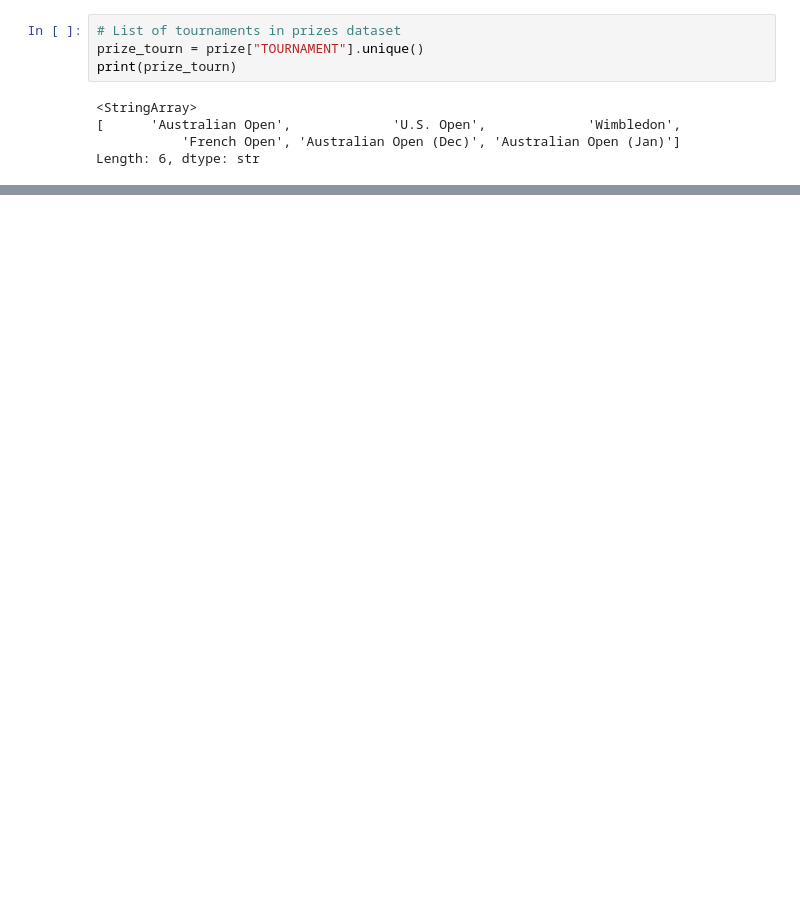
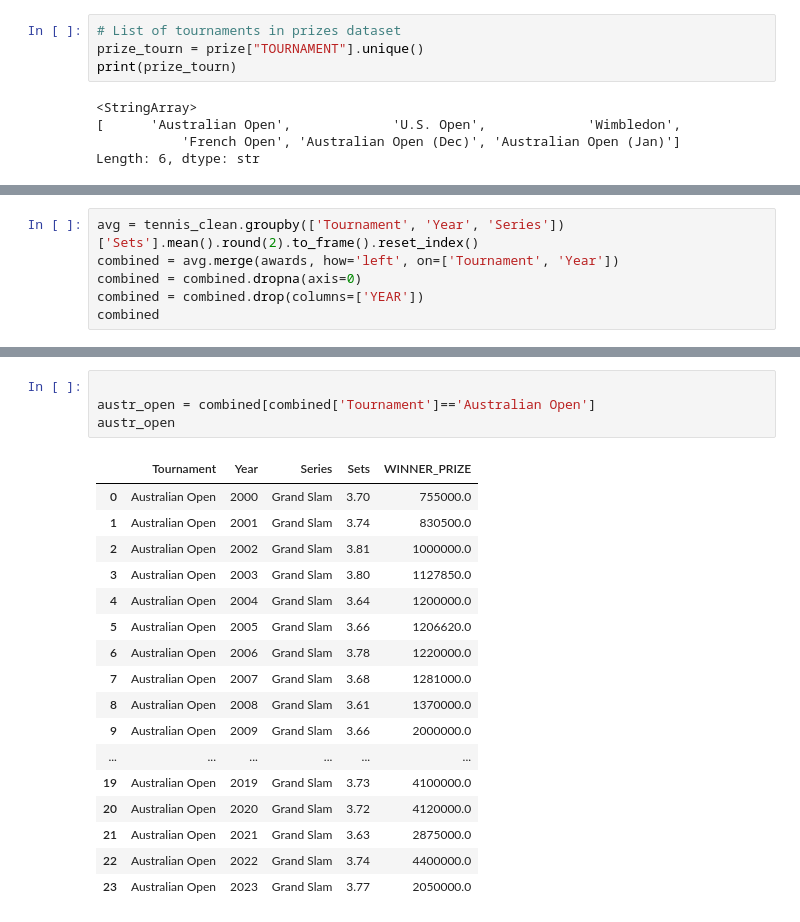
Before and after one commit to DeanDro/StartupMix, a Jupyter notebook: assignment.ipynb, the cells around one changed output, grey strips where cells are left out. Cells and saved outputs as stored; diff of their text form; blank space fills up the shorter version.

```diff
--- a/assignment.ipynb
+++ b/assignment.ipynb
@@ -52,0 +65,6 @@ tennis.head()
+# %%
+avg = tennis_clean.groupby(['Tournament', 'Year', 'Series'])['Sets'].mean().round(2).to_frame().reset_index()
+combined = avg.merge(awards, how='left', on=['Tournament', 'Year'])
+combined = combined.dropna(axis=0)
+combined = combined.drop(columns=['YEAR'])
+combined
@@ -52,0 +85,22 @@ tennis.head()
+# %%
+
+austr_open = combined[combined['Tournament']=='Australian Open']
+austr_open
+# %% [output]
+|  | Tournament | Year | Series | Sets | WINNER_PRIZE |
+| 0 | Australian Open | 2000 | Grand Slam | 3.70 | 755000.0 |
+| 1 | Australian Open | 2001 | Grand Slam | 3.74 | 830500.0 |
+| 2 | Australian Open | 2002 | Grand Slam | 3.81 | 1000000.0 |
+| 3 | Australian Open | 2003 | Grand Slam | 3.80 | 1127850.0 |
+| 4 | Australian Open | 2004 | Grand Slam | 3.64 | 1200000.0 |
+| 5 | Australian Open | 2005 | Grand Slam | 3.66 | 1206620.0 |
+| 6 | Australian Open | 2006 | Grand Slam | 3.78 | 1220000.0 |
+| 7 | Australian Open | 2007 | Grand Slam | 3.68 | 1281000.0 |
+| 8 | Australian Open | 2008 | Grand Slam | 3.61 | 1370000.0 |
+| 9 | Australian Open | 2009 | Grand Slam | 3.66 | 2000000.0 |
+| ... | ... | ... | ... | ... | ... |
+| 19 | Australian Open | 2019 | Grand Slam | 3.73 | 4100000.0 |
+| 20 | Australian Open | 2020 | Grand Slam | 3.72 | 4120000.0 |
+| 21 | Australian Open | 2021 | Grand Slam | 3.63 | 2875000.0 |
+| 22 | Australian Open | 2022 | Grand Slam | 3.74 | 4400000.0 |
+| 23 | Australian Open | 2023 | Grand Slam | 3.77 | 2050000.0 |
```
Also changed, not shown: parts of 12 cells of this notebook, 1 other file.
